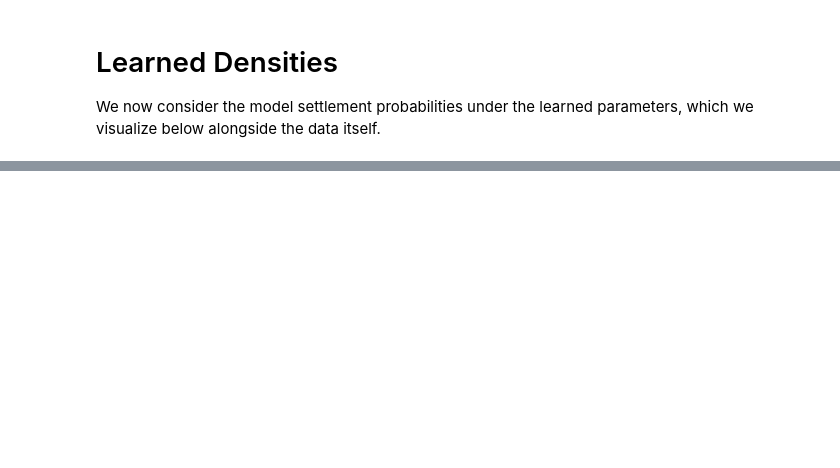
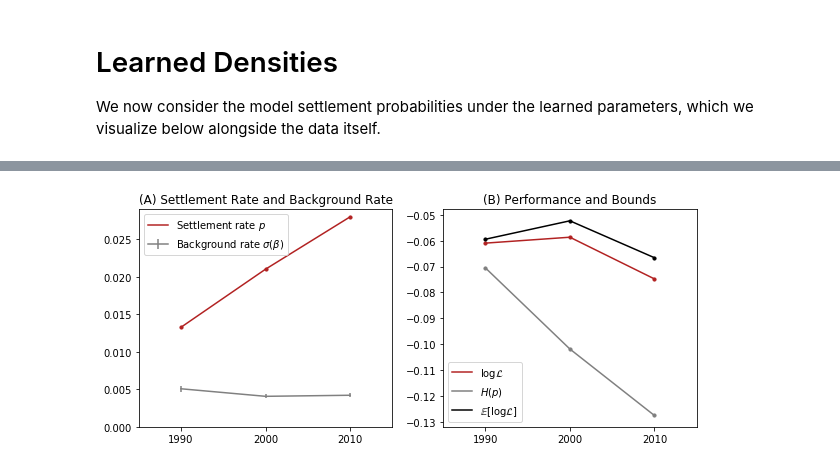
Before and after one commit to adrianalbert/city-simulator, a Jupyter notebook: HCM_Analysis.ipynb, the cells around one changed output, grey strips where cells are left out. Saved outputs shown, nothing was run; the diff lists cells and outputs as text; code cells hidden in the pictures; blank space fills up the shorter version.

```diff
--- a/HCM_Analysis.ipynb
+++ b/HCM_Analysis.ipynb
@@ -181 +162,87 @@ cbar.set_label(r'$\log p(i; \theta)$')
+# %%
+pars = np.concatenate([par[np.newaxis,] for par in maxes.pars_hat], axis = 0)
+sigs = [np.diag(np.sqrt(df.h_inv[i] / df.N[i])) for i in range(len(maxes))]
+sigs = 2 * np.concatenate([sig[np.newaxis,] for sig in sigs], axis = 0)
+
+
+f, axs = plt.subplots(1, 2, figsize = (10, 4))
+ax = axs[0]
+ax.errorbar(maxes.Y0,
+                expit(pars[:,4]),
+                yerr = expit(pars[:,4]) * expit(1 - pars[:,4]) * sigs[:,4],
+                label = r'Background rate $\sigma(\beta)$',
+                color = 'grey')
+
+def prop(i):
+    X = maps[years[i+1]] - maps[years[i]]
+    X[X < 0] = 0
+    X = X.astype('float')
+    X[maps[years[i]] == 1] = np.nan
+    X[geo == 0] = np.nan
+
+    return np.nanmean(X)
+props = [prop(i) for i in range(3)]
+
+ax.plot(maxes.Y0,
+        props,
+        label = r'Settlement rate $p$',
+        color = 'firebrick')
+ax.scatter(maxes.Y0,
+        props,
+        label = '_nolegend_',
+        color = 'firebrick', s = 10)
+
+ax.set(xlim = (1985, 2015))
+ax.legend(loc = 2)
+ax.set_title(r'(A) Settlement Rate and Background Rate')
+ax.xaxis.set_ticks(maxes.Y0)
+ax.set(ylim = (0, max(props) + .001))
+
+ax = axs[1]
+H = [props[i] * np.log(props[i]) + (1 - props[i]) * np.log(1 - props[i]) for i in range(3)]
+
+def E_ll(i):
+    d = densities[i]
+    return np.nanmean(d * np.log(d) + (1 - d) * (np.log(1 - d)))
+
+ell = [E_ll(i) for i in range(3)]
+
+ax.plot(maxes.Y0,
+        maxes.ll,
+        label = r'$\log \mathcal{L}$',
+        color = 'firebrick')
+
+ax.scatter(maxes.Y0,
+        maxes.ll,
+        label = '_nolegend_',
+        color = 'firebrick', s = 10)
+
+ax.plot(maxes.Y0,
+        H,
+        label = r'$H(p)$',
+        color = 'grey')
+
+ax.scatter(maxes.Y0,
+            H,
+            label = '_nolegend_',
+            color = 'grey', s = 10)
+
+ax.plot(maxes.Y0,
+        ell,
+        label = r'$\mathbb{E}[\log \mathcal{L}]$',
+        color = 'black')
+
+ax.scatter(maxes.Y0,
+        ell,
+            label = '_nolegend_',
+        color = 'black',
+          s = 10)
+
+ax.set_title('(B) Performance and Bounds')
+ax.legend(loc = 3)
+t = ax.xaxis.set_ticks(maxes.Y0)
+xl = ax.set(xlim = (1985, 2015))
+plt.savefig('figs/performance.pdf')
+# %% [output]
+[figure, added]
 # %%
```
Also changed, not shown: parts of 8 cells of this notebook, 1 other file.
